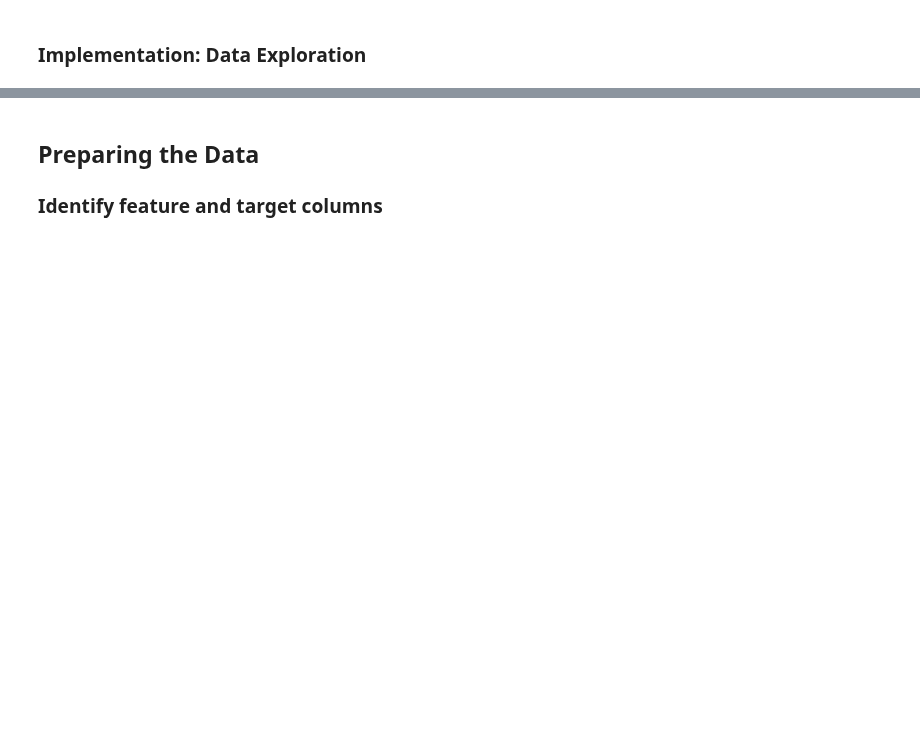
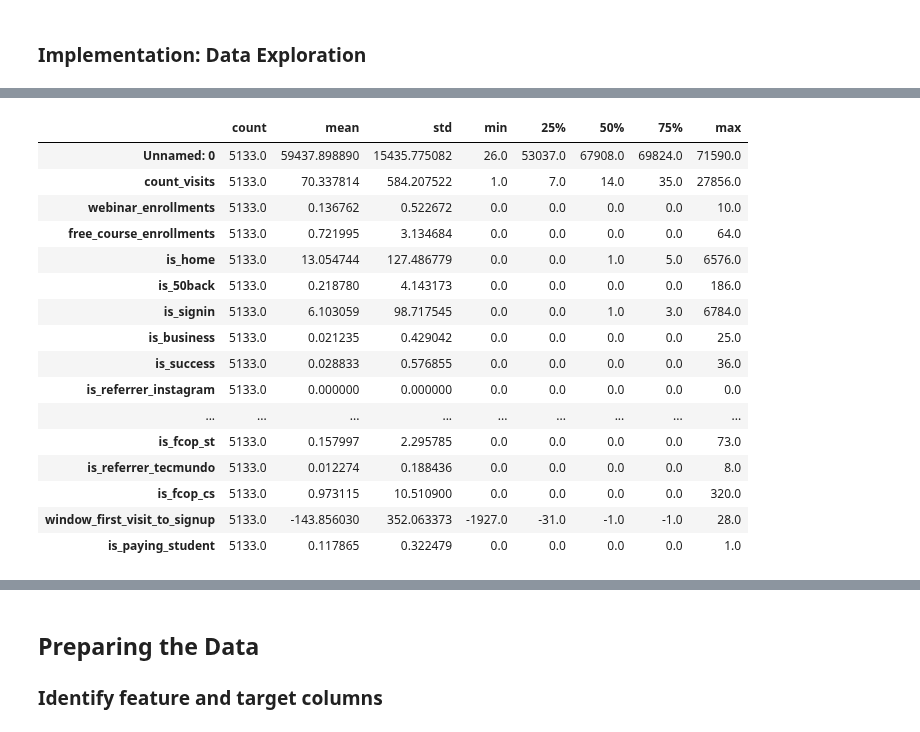
Before and after one commit to CarlosUdacity/nanodegree-projects, a Jupyter notebook: machine-learning/capstone/capstone.ipynb, the cells around one changed output, grey strips where cells are left out. Cells and saved outputs as stored; diff of their text form; code cells hidden in the pictures; blank space fills up the shorter version.

```diff
--- a/machine-learning/capstone/capstone.ipynb
+++ b/machine-learning/capstone/capstone.ipynb
@@ -19,0 +47,2 @@ Data read successfully!
+# %%
+data = data[data['date_first_visit'] > datetime.strptime('2017-04-03', '%Y-%m-%d')]
@@ -19,0 +51,2 @@ Data read successfully!
+# %%
+data['window_first_visit_to_signup'] = data.apply(lambda row: (row['date_joined'] - row['date_first_visit']).days, axis=1)
@@ -19,0 +69,12 @@ Data read successfully!
+# %%
+import re
+
+def get_domain(row):
+    domain = re.search("@[\w.]+", row['email'])
+    return domain.group()
+
+data['email_domain'] = data.apply(get_domain, axis=1)
+
+temp = data[['email', 'email_domain']].groupby('email_domain').count()
+temp['importance'] = temp['email'] / sum(temp['email'])
+temp.sort_values('email', ascending=False).head(10)
@@ -19,0 +116,8 @@ Data read successfully!
+# %%
+temp = data.columns.tolist()
+for index, item in enumerate(temp):
+    print("%d. %s" % (index, item))
+
+cols = list(data)
+cols[51], cols[50] = cols[50], cols[51]
+data = data.ix[:,cols]
@@ -49,0 +172,20 @@ Conversion rate: 7.02%
+# %%
+data.describe().transpose()
+# %% [output]
+|  | count | mean | std | min | 25% | 50% | 75% | max |
+| Unnamed: 0 | 5133.0 | 59437.898890 | 15435.775082 | 26.0 | 53037.0 | 67908.0 | 69824.0 | 71590.0 |
+| count_visits | 5133.0 | 70.337814 | 584.207522 | 1.0 | 7.0 | 14.0 | 35.0 | 27856.0 |
+| webinar_enrollments | 5133.0 | 0.136762 | 0.522672 | 0.0 | 0.0 | 0.0 | 0.0 | 10.0 |
+| free_course_enrollments | 5133.0 | 0.721995 | 3.134684 | 0.0 | 0.0 | 0.0 | 0.0 | 64.0 |
+| is_home | 5133.0 | 13.054744 | 127.486779 | 0.0 | 0.0 | 1.0 | 5.0 | 6576.0 |
+| is_50back | 5133.0 | 0.218780 | 4.143173 | 0.0 | 0.0 | 0.0 | 0.0 | 186.0 |
+| is_signin | 5133.0 | 6.103059 | 98.717545 | 0.0 | 0.0 | 1.0 | 3.0 | 6784.0 |
+| is_business | 5133.0 | 0.021235 | 0.429042 | 0.0 | 0.0 | 0.0 | 0.0 | 25.0 |
+| is_success | 5133.0 | 0.028833 | 0.576855 | 0.0 | 0.0 | 0.0 | 0.0 | 36.0 |
+| is_referrer_instagram | 5133.0 | 0.000000 | 0.000000 | 0.0 | 0.0 | 0.0 | 0.0 | 0.0 |
+| ... | ... | ... | ... | ... | ... | ... | ... | ... |
+| is_fcop_st | 5133.0 | 0.157997 | 2.295785 | 0.0 | 0.0 | 0.0 | 0.0 | 73.0 |
+| is_referrer_tecmundo | 5133.0 | 0.012274 | 0.188436 | 0.0 | 0.0 | 0.0 | 0.0 | 8.0 |
+| is_fcop_cs | 5133.0 | 0.973115 | 10.510900 | 0.0 | 0.0 | 0.0 | 0.0 | 320.0 |
+| window_first_visit_to_signup | 5133.0 | -143.856030 | 352.063373 | -1927.0 | -31.0 | -1.0 | -1.0 | 28.0 |
+| is_paying_student | 5133.0 | 0.117865 | 0.322479 | 0.0 | 0.0 | 0.0 | 0.0 | 1.0 |
```
Also changed, not shown: parts of 17 cells of this notebook, 1 other file.
